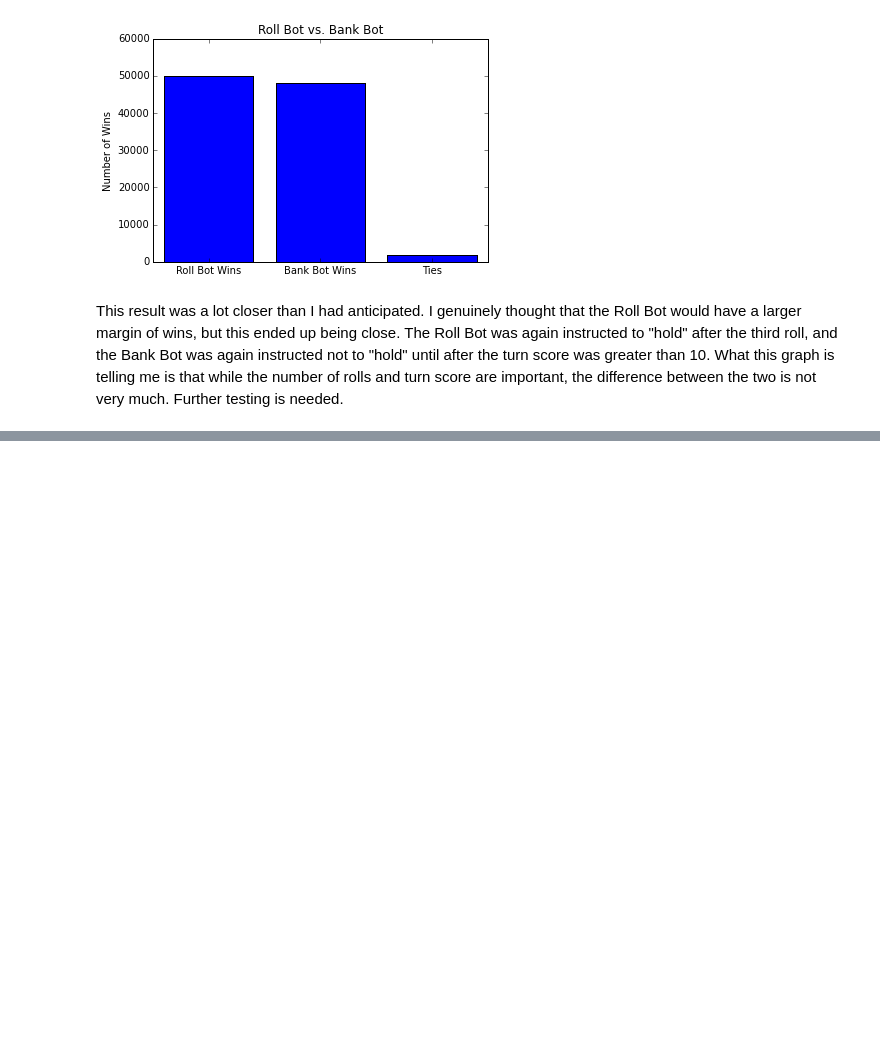
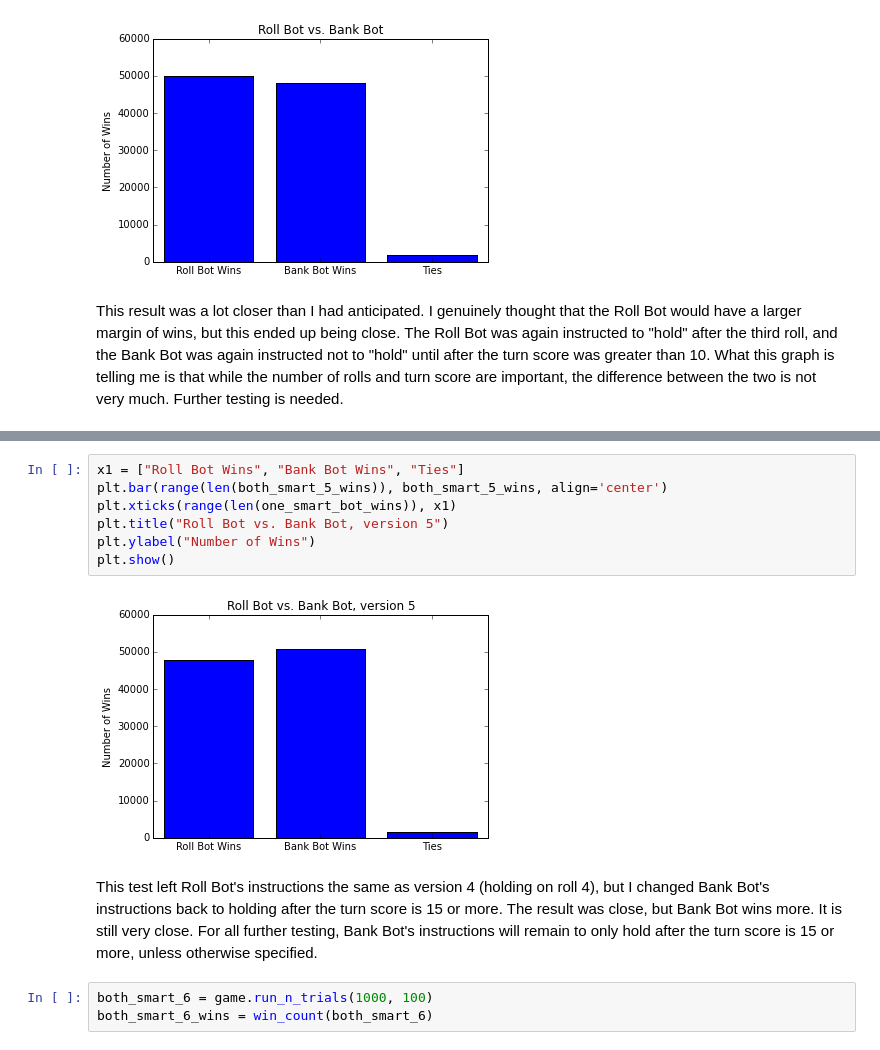
Before and after one commit to tiy-gvl-python-2015-09/ultimate-pig, a Jupyter notebook: This is the one to look at.ipynb, the cells around one changed output, grey strips where cells are left out. Drawn from its saved outputs; the diff is of its cells as text; blank space fills up the shorter version.

```diff
--- a/This is the one to look at.ipynb
+++ b/This is the one to look at.ipynb
@@ -203,0 +250,14 @@ This result was a lot closer than I had anticipated.  I genuinely thought that t
+# %%
+x1 = ["Roll Bot Wins", "Bank Bot Wins", "Ties"]
+plt.bar(range(len(both_smart_5_wins)), both_smart_5_wins, align='center')
+plt.xticks(range(len(one_smart_bot_wins)), x1)
+plt.title("Roll Bot vs. Bank Bot, version 5")
+plt.ylabel("Number of Wins")
+plt.show()
+# %% [output]
+[figure, added]
+# %% [markdown]
+This test left Roll Bot's instructions the same as version 4 (holding on roll 4), but I changed Bank Bot's instructions back to holding after the turn score is 15 or more.  The result was close, but Bank Bot wins more.  It is still very close.  For all further testing, Bank Bot's instructions will remain to only hold after the turn score is 15 or more, unless otherwise specified.
+# %%
+both_smart_6 = game.run_n_trials(1000, 100)
+both_smart_6_wins = win_count(both_smart_6)
```
Also changed, not shown: parts of 16 cells of this notebook.
